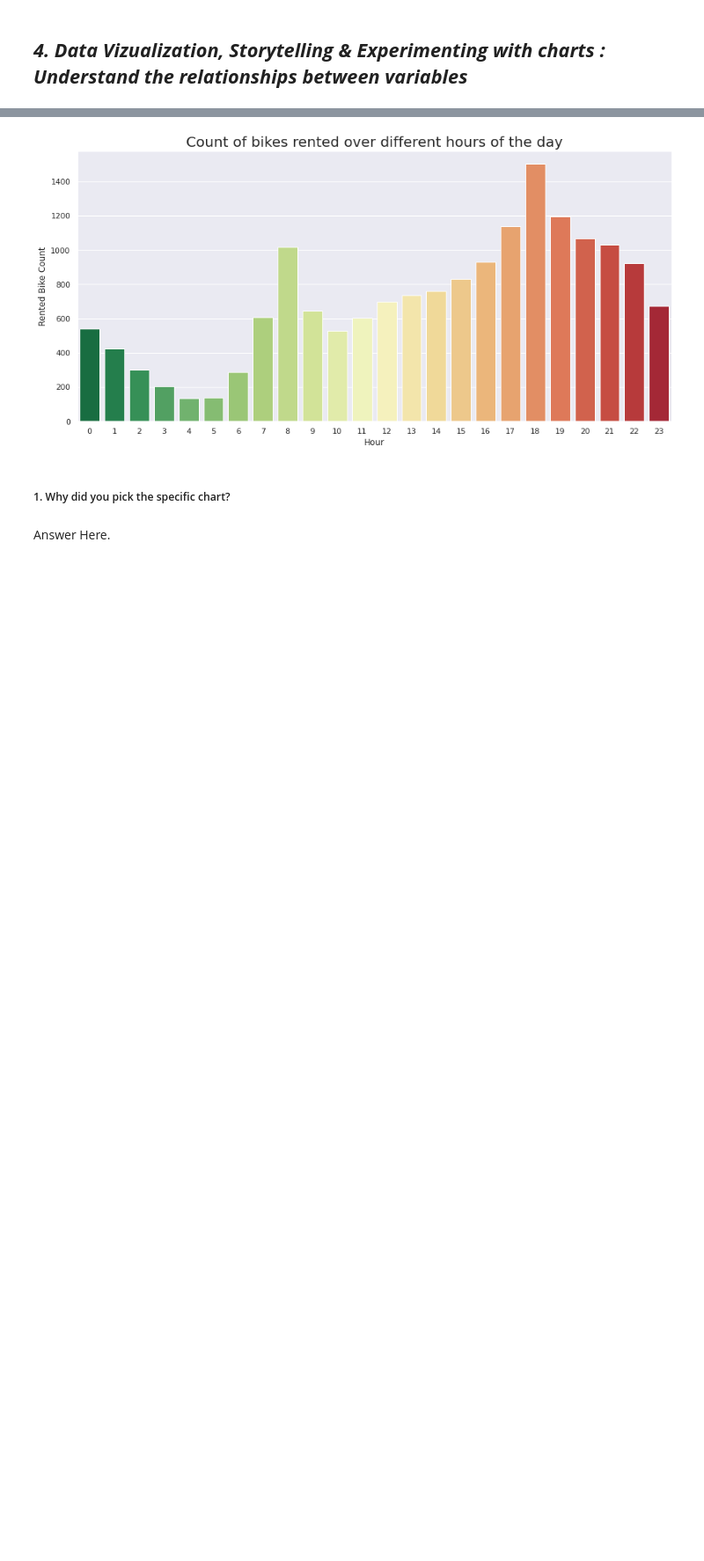
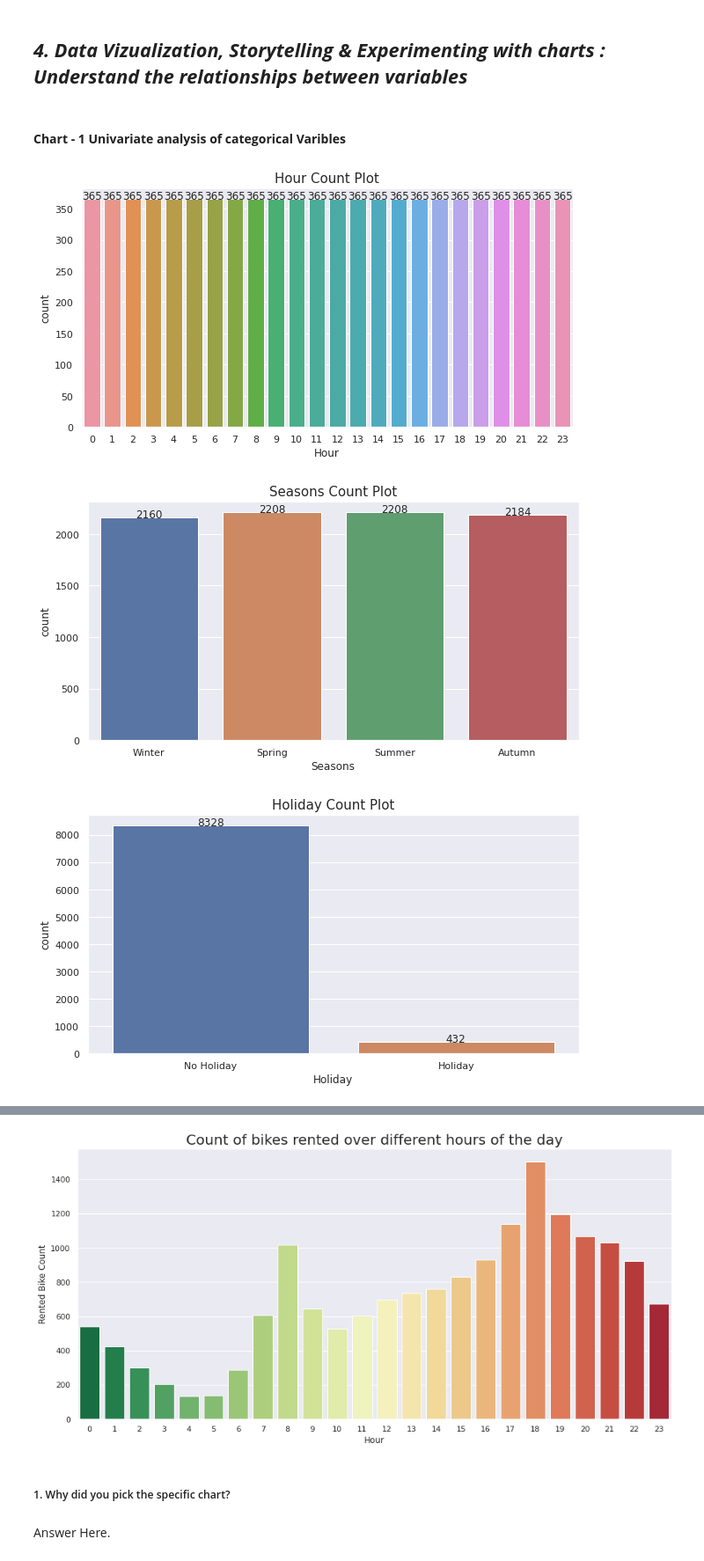
Before and after one commit to srkpriyanka95/Bike-Sharing-Demand-Prediction-, a Jupyter notebook: Bike_Sharing_Demand_Prediction.ipynb, the cells around one changed output, grey strips where cells are left out. Shown at 88% size. Drawn from its saved outputs; the diff is of its cells as text; code cells hidden in the pictures; blank space fills up the shorter version.

```diff
--- a/Bike_Sharing_Demand_Prediction.ipynb
+++ b/Bike_Sharing_Demand_Prediction.ipynb
@@ -355,2 +417,17 @@ Answer Here.
 # %% [markdown]
 ## ***4. Data Vizualization, Storytelling & Experimenting with charts : Understand the relationships between variables***
+# %% [markdown]
+#### **Chart - 1  Univariate analysis of categorical Varibles**
+# %%
+# Chart - 1 visualizating the count of bikes rented over different hours of the day
+sns.set(rc={"figure.figsize":(10, 5)})
+for i in BikeShare_data.select_dtypes('object'):
+  uni=sns.countplot(BikeShare_data[i])
+  for n in uni.patches:
+    uni.annotate(n.get_height(),(n.get_x()+n.get_width()/2,n.get_height()),ha='center',size=12)
+  uni.set_title(i +' Count Plot',fontsize=15)
+  plt.show()
+# %% [output]
+[figure, added]
+[figure, added]
+[figure, added]
```
Also changed, not shown: parts of 71 cells of this notebook.
